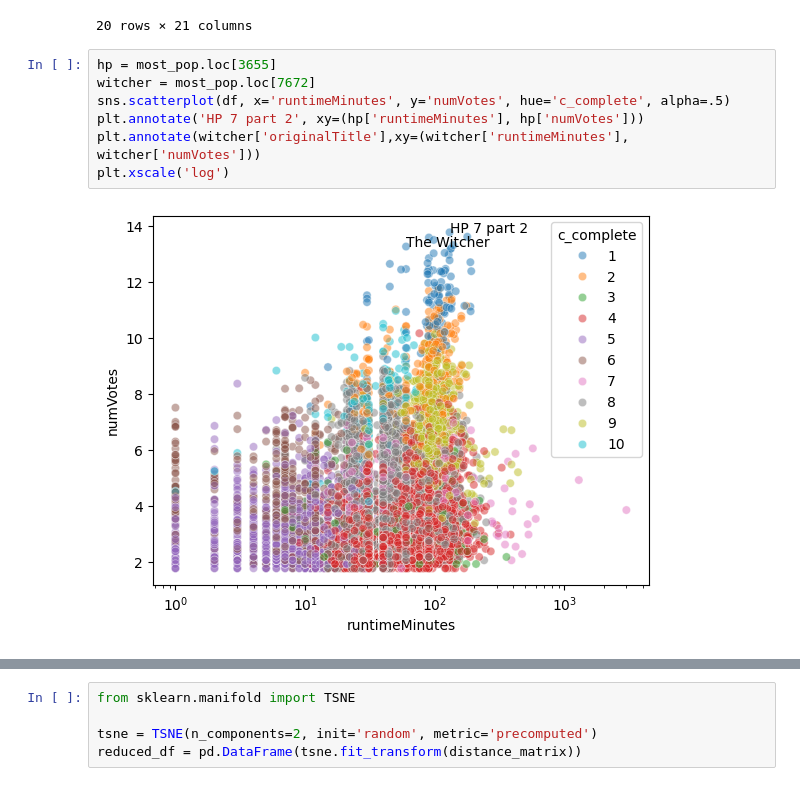
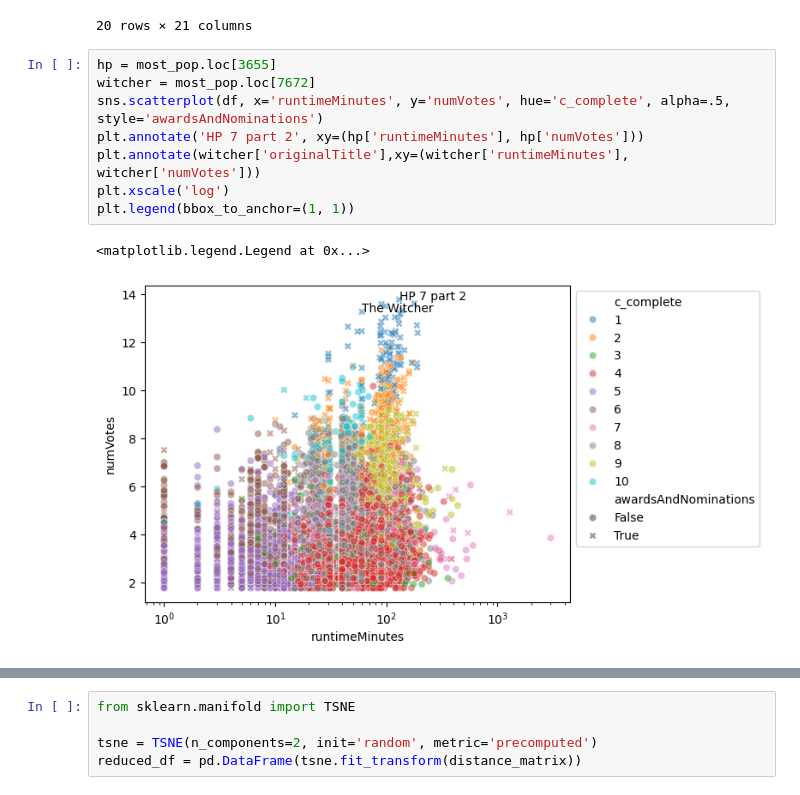
Before and after one commit to g-fabiani4-unipi/dm1_project, a Jupyter notebook: src/hierarchical_clustering.ipynb, the cells around one changed output, grey strips where cells are left out. Drawn from its saved outputs; the diff is of its cells as text.

```diff
--- a/src/hierarchical_clustering.ipynb
+++ b/src/hierarchical_clustering.ipynb
@@ -340,9 +346,11 @@ most_pop.head(20)
 # %%
 hp = most_pop.loc[3655]
 witcher = most_pop.loc[7672]
-sns.scatterplot(df, x='runtimeMinutes', y='numVotes', hue='c_complete', alpha=.5)
+sns.scatterplot(df, x='runtimeMinutes', y='numVotes', hue='c_complete', alpha=.5, style='awardsAndNominations')
 plt.annotate('HP 7 part 2', xy=(hp['runtimeMinutes'], hp['numVotes']))
 plt.annotate(witcher['originalTitle'],xy=(witcher['runtimeMinutes'], witcher['numVotes']))
 plt.xscale('log')
+plt.legend(bbox_to_anchor=(1, 1))
 # %% [output]
+<matplotlib.legend.Legend at 0x...>
-[figure, old version]
+[figure, new version]
```
Also changed, not shown: parts of 9 cells of this notebook.
